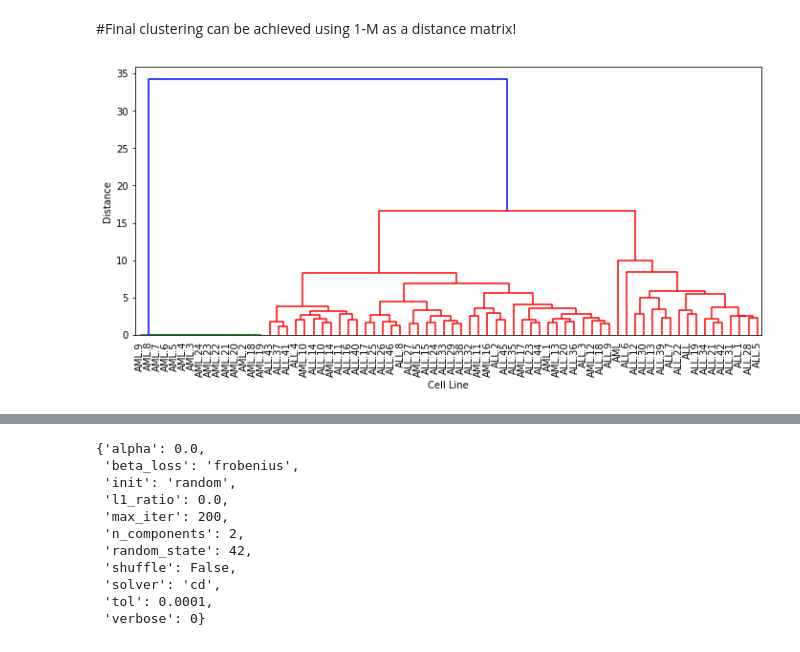
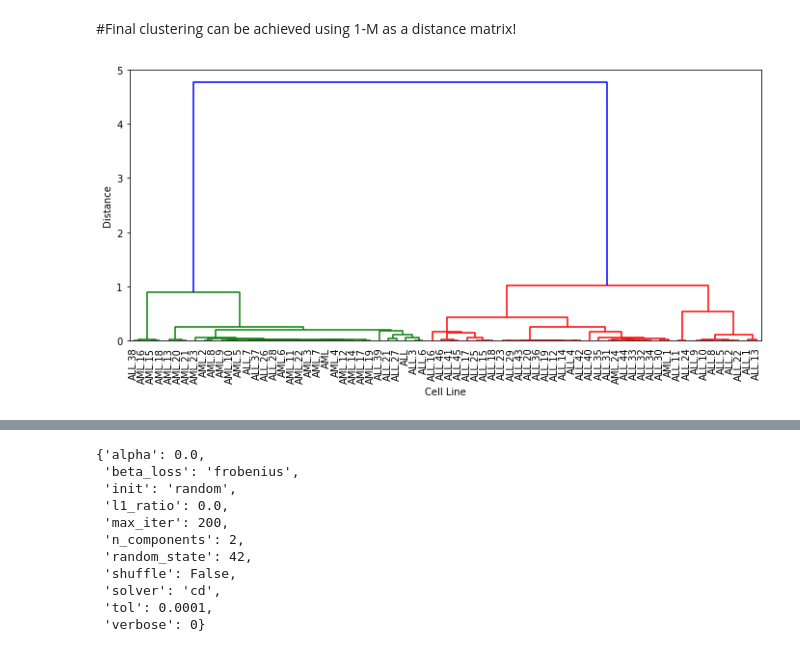
Before and after one commit to vinaysb/Data-Mining-2019-20, a Jupyter notebook: Assignment_7/Assignment_7.ipynb, the cells around one changed output, grey strips where cells are left out. Cells and saved outputs as stored; diff of their text form; code cells hidden in the pictures.

```diff
--- a/Assignment_7/Assignment_7.ipynb
+++ b/Assignment_7/Assignment_7.ipynb
@@ -140,6 +136,12 @@ plt.imshow(1-M, cmap = 'gray')
 # %% [markdown]
 #Final clustering can be achieved using 1-M as a distance matrix!
-# %%
-make_dendogram(1-M)
-# %% [output]
-[figure, removed]
+# %%
+import scipy.spatial.distance as ssd
+# convert the redundant n*n square matrix form into a condensed nC2 array
+distArray = ssd.squareform(1-M) #
+# %%
+cells = df.columns.values
+# %%
+Z, den = make_dendogram(distArray, cells, 'ward', 'euclidean')
+# %% [output]
+[figure, added]
```
Also changed, not shown: parts of 15 cells of this notebook.
